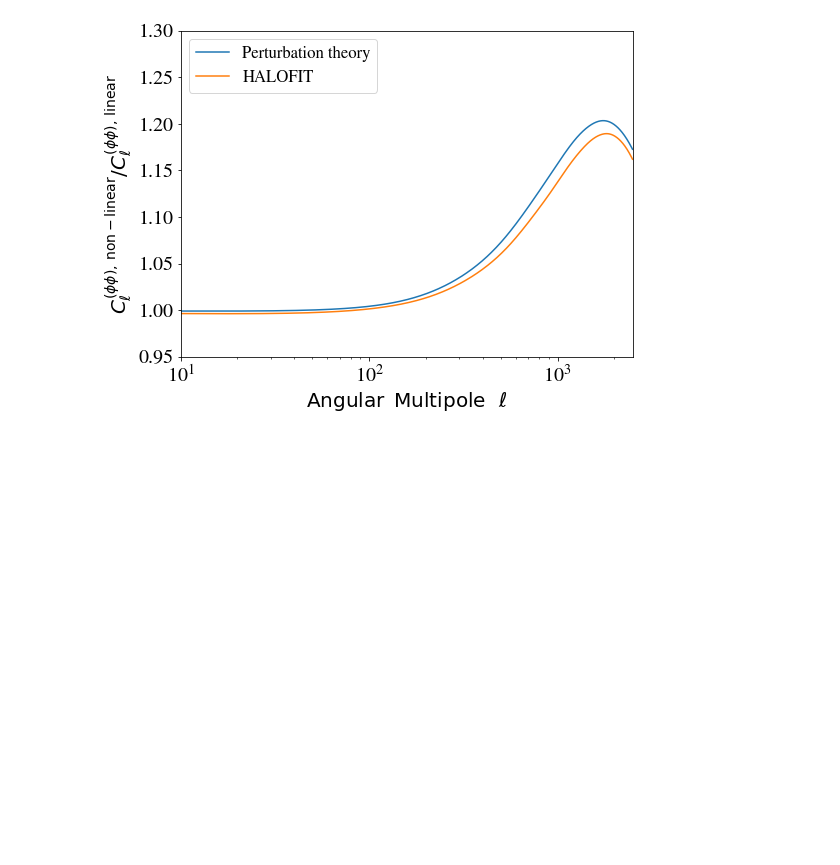
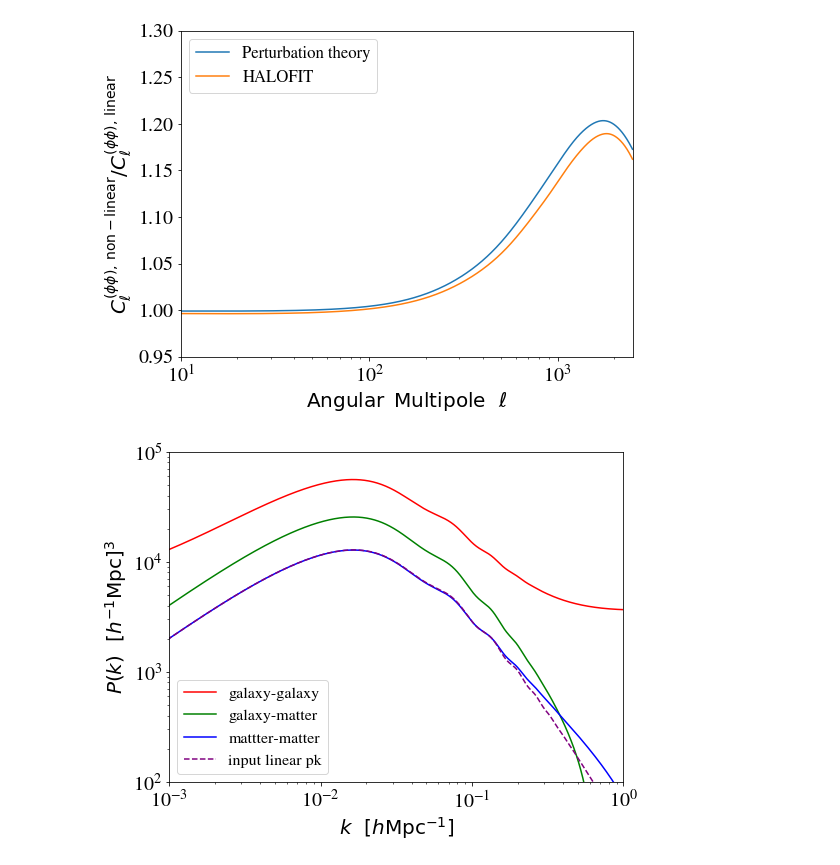
Before and after one commit to Michalychforever/CLASS-PT, a Jupyter notebook: notebooks/nonlinear_pt.ipynb, the cells around one changed output. Saved outputs shown, nothing was run; the diff lists cells and outputs as text; code cells hidden in the pictures; blank space fills up the shorter version.

Commit message:
updated tutorial for external PkL calculation and py3 compatibilitiy

```diff
--- a/notebooks/nonlinear_pt.ipynb
+++ b/notebooks/nonlinear_pt.ipynb
@@ -339,8 +339,8 @@ Delta_r = log(rmax/rmin) / (Nmax - 1)
 Pdiscrin0 = np.zeros(Nmax);
 Pdiscrin1 = np.zeros(Nmax);
 Pdiscrin2 = np.zeros(Nmax);
-jsNm = np.arange(-Nmax/2,Nmax/2+1,1)
-etam = bk + 2*1j*pi*(jsNm)/Nmax/Delta
+jsNm = np.arange(-Nmax//2,Nmax//2+1,1)
+etam = bk + 2*1j*pi*(jsNm)/(1.*Nmax)/Delta
 kbins3 = np.zeros(Nmax);
 
 for i in range(Nmax):
@@ -362,14 +362,14 @@ cmsym1 = np.zeros(Nmax+1,dtype=np.complex_)
 cmsym2 = np.zeros(Nmax+1,dtype=np.complex_)
 
 for i in range(Nmax+1):
-    if (i+2 - Nmax/2) < 1:
-        cmsym0[i] =  k0**(-etam[i])*np.conjugate(cm0[-i + Nmax/2])
-        cmsym1[i] =  k0**(-etam[i])*np.conjugate(cm1[-i + Nmax/2])
-        cmsym2[i] =  k0**(-etam[i])*np.conjugate(cm2[-i + Nmax/2])
+    if (i+2 - Nmax//2) < 1:
+        cmsym0[i] =  k0**(-etam[i])*np.conjugate(cm0[-i + Nmax//2])
+        cmsym1[i] =  k0**(-etam[i])*np.conjugate(cm1[-i + Nmax//2])
+        cmsym2[i] =  k0**(-etam[i])*np.conjugate(cm2[-i + Nmax//2])
     else:
-        cmsym0[i] = k0**(-etam[i])* cm0[i - Nmax/2]
-        cmsym1[i] = k0**(-etam[i])* cm1[i - Nmax/2]
-        cmsym2[i] = k0**(-etam[i])* cm2[i - Nmax/2]
+        cmsym0[i] = k0**(-etam[i])* cm0[i - Nmax//2]
+        cmsym1[i] = k0**(-etam[i])* cm1[i - Nmax//2]
+        cmsym2[i] = k0**(-etam[i])* cm2[i - Nmax//2]
 
 cmsym0[-1] = cmsym0[-1] / 2
 cmsym0[0] = cmsym0[0] / 2
@@ -501,0 +535,57 @@ fig_PP.savefig('ratios-clpp.pdf')
+# %%
+#############################################################################################
+#
+# extract spectra and plot them using the external Pk rather than the default CLASS one
+#
+#############################################################################################
+
+h = M_ext.h()
+fz = M_ext.scale_independent_growth_factor_f(z_pk)
+kvec = np.logspace(-3,np.log10(3),1000) # array of kvec in h/Mpc
+twopi = 2.*math.pi
+khvec = kvec*h # array of kvec in 1/Mpc
+#
+# Create figures
+#
+fig_Pk, ax_Pk = plt.subplots()
+
+pk_gg_ext = []
+pk_gm_ext = []
+pk_mm_ext = []
+
+for kh in khvec:
+    # real space galaxy-galaxy power spectrum below using external P_L(k) file
+    pk_gg_ext.append((b1**2.*M_ext.pk(kh, z_pk)[14]
+                  + b1**2.*M_ext.pk(kh, z_pk)[0]
+                  + 2.*(cs*b1**2.+cs0*b1)*M_ext.pk(kh, z_pk)[10]/h**2.
+                  + b1*b2*M_ext.pk(kh, z_pk)[2]
+                  + 0.25*b2**2.*M_ext.pk(kh, z_pk)[1]
+                  + 2.*b1*bG2*M_ext.pk(kh, z_pk)[3]
+                  + b1*(2.*bG2 + 0.8*bGamma3)*M_ext.pk(kh, z_pk)[6]
+                  + bG2**2.*M_ext.pk(kh, z_pk)[5]
+                  + b2*bG2*M_ext.pk(kh, z_pk)[4])*h**3. + Pshot)
+    # real space galaxy-matter power spectrum below using external P_L(k) file
+    pk_gm_ext.append((b1*M_ext.pk(kh, z_pk)[14]
+                  + b1*M_ext.pk(kh, z_pk)[0]
+                  + (2.*cs*b1+cs0)*M_ext.pk(kh, z_pk)[10]/h**2.
+                  + (b2/2)*M_ext.pk(kh, z_pk)[2]
+                  + bG2*M_ext.pk(kh, z_pk)[3]
+                  + (bG2 + 0.4*bGamma3)*M_ext.pk(kh, z_pk)[6])*h**3.)
+    # real space matter power spectrum below using external P_L(k) file
+    pk_mm_ext.append((M_ext.pk(kh,z_pk)[0]+M_ext.pk(kh,z_pk)[14]+2*cs*M_ext.pk(kh,z_pk)[10]/h**2.)*h**3.)
+
+ax_Pk.loglog(kvec,np.array(pk_gg_ext),color='r',linestyle='-',label='galaxy-galaxy')
+ax_Pk.loglog(kvec,np.array(pk_gm_ext),color='g',linestyle='-',label='galaxy-matter')
+ax_Pk.loglog(kvec,np.array(pk_mm_ext),color='b',linestyle='-',label='mattter-matter')
+ax_Pk.loglog(k_vals_invMpc/h,np.asarray(pk_lin)*h**3.,color='purple',linestyle='--',label='input linear pk')
+
+# output of P(k) figures
+ax_Pk.set_xlim([1.e-3,1])
+ax_Pk.set_ylim([100,1e5])
+ax_Pk.set_xlabel(r'$k \,\,\,\, [h\mathrm{Mpc}^{-1}]$')
+ax_Pk.set_ylabel(r'$P(k)\,\,\,\, [h^{-1}\mathrm{Mpc}]^3$')
+ax_Pk.legend(fontsize='16',ncol=1,loc='lower left')
+fig_Pk.savefig('external_Pk.pdf')
+fig_Pk.tight_layout()
+# %% [output]
+[figure, added]
```
Also changed, not shown: parts of 3 cells of this notebook, 17 other files.
